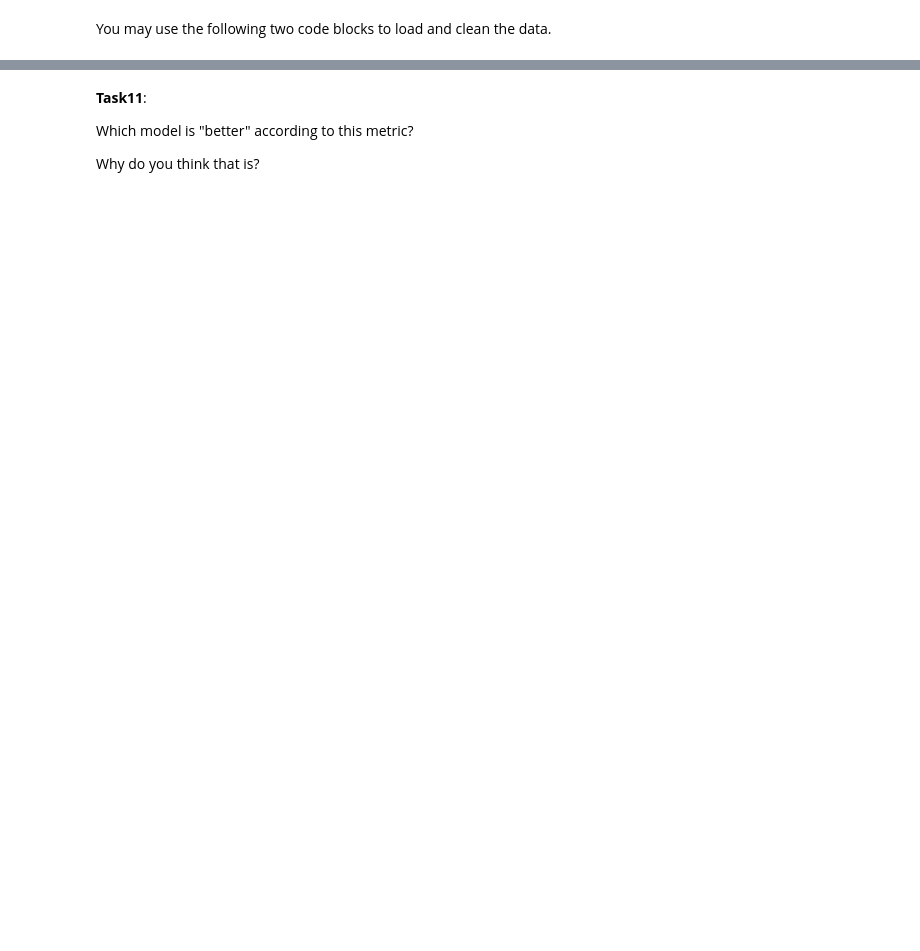
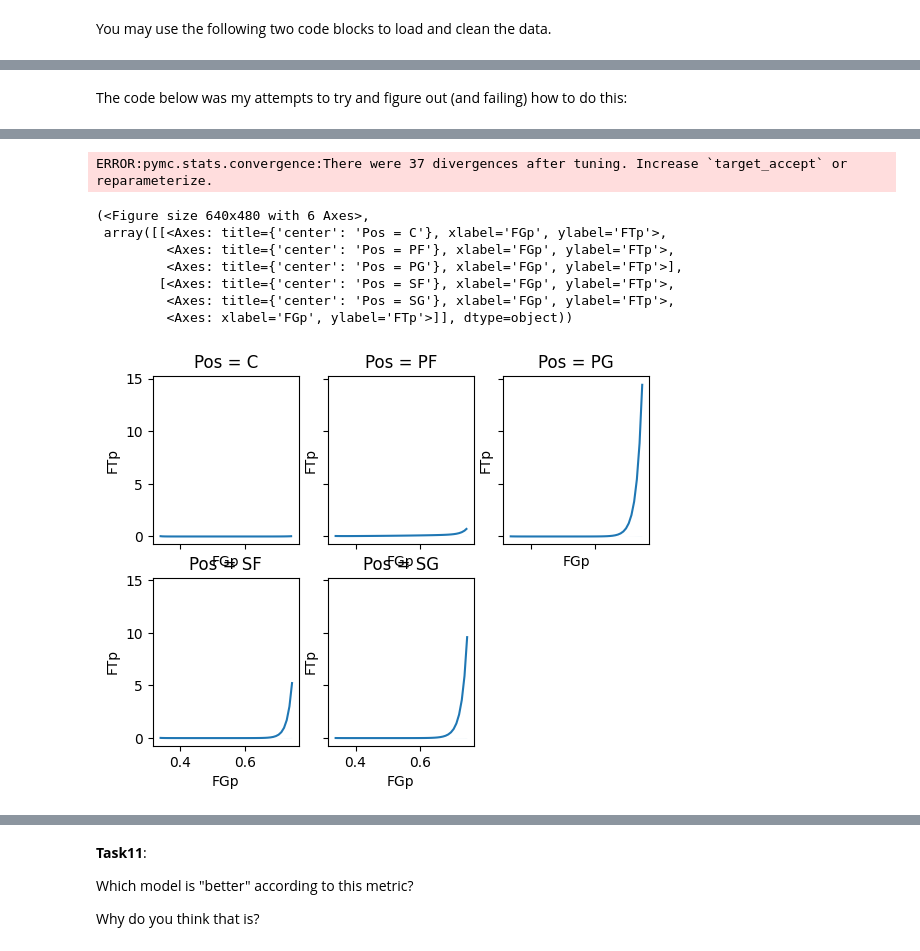
Before and after one commit to blortle-dev/data-science-lasa, a Jupyter notebook: Unit 6/Unit6ExercisesSF.ipynb, the cells around one changed output, grey strips where cells are left out. Drawn from its saved outputs; the diff is of its cells as text; code cells hidden in the pictures; blank space fills up the shorter version.

```diff
--- a/Unit 6/Unit6ExercisesSF.ipynb
+++ b/Unit 6/Unit6ExercisesSF.ipynb
@@ -112,3 +130,15 @@ bb = bb.query('`FT%` != 1.0')
 bb = bb.query("Pos in ['C','PF','SF','SG','PG']")
 #gets rid of the annoying '%' sign
 bb.rename(columns={"FT%":"FTp","FG%":"FGp"}, inplace=True)
+# %% [markdown]
+The code below was my attempts to try and figure out (and failing) how to do this:
+# %%
+# Attempt 3 (first 2 were overwritten)
+model_mlb_bmb = bmb.Model("FTp ~ FGp + Pos", bb, family="negativebinomial")
+idata_mlb_bmb = model_mlb_bmb.fit(idata_kwargs={"log_likelihood":True}, target_accept=.98)
+
+bmb.interpret.plot_predictions(model_mlb_bmb, idata_mlb_bmb, ["FGp", "Pos"],
+                               subplot_kwargs={"group":None, "panel":"Pos"},
+                               legend=False,
+                               fig_kwargs={"sharey":True, "sharex":True})
+# %% [output]
@@ -114,0 +149,9 @@ bb.rename(columns={"FT%":"FTp","FG%":"FGp"}, inplace=True)
+ERROR:pymc.stats.convergence:There were 37 divergences after tuning. Increase `target_accept` or reparameterize.
+(<Figure size 640x480 with 6 Axes>,
+ array([[<Axes: title={'center': 'Pos = C'}, xlabel='FGp', ylabel='FTp'>,
+         <Axes: title={'center': 'Pos = PF'}, xlabel='FGp', ylabel='FTp'>,
+         <Axes: title={'center': 'Pos = PG'}, xlabel='FGp', ylabel='FTp'>],
+        [<Axes: title={'center': 'Pos = SF'}, xlabel='FGp', ylabel='FTp'>,
+         <Axes: title={'center': 'Pos = SG'}, xlabel='FGp', ylabel='FTp'>,
+         <Axes: xlabel='FGp', ylabel='FTp'>]], dtype=object))
+[figure, added]
```
Also changed, not shown: parts of 6 cells of this notebook.
